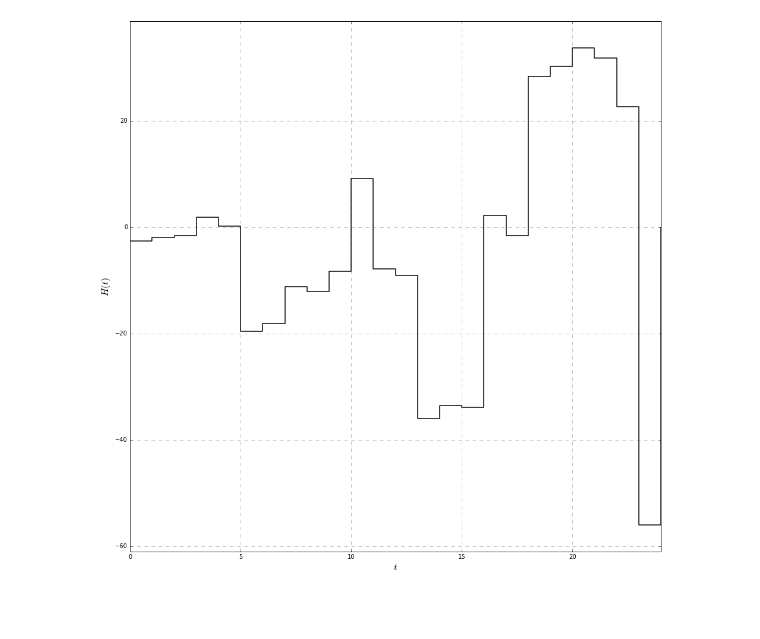
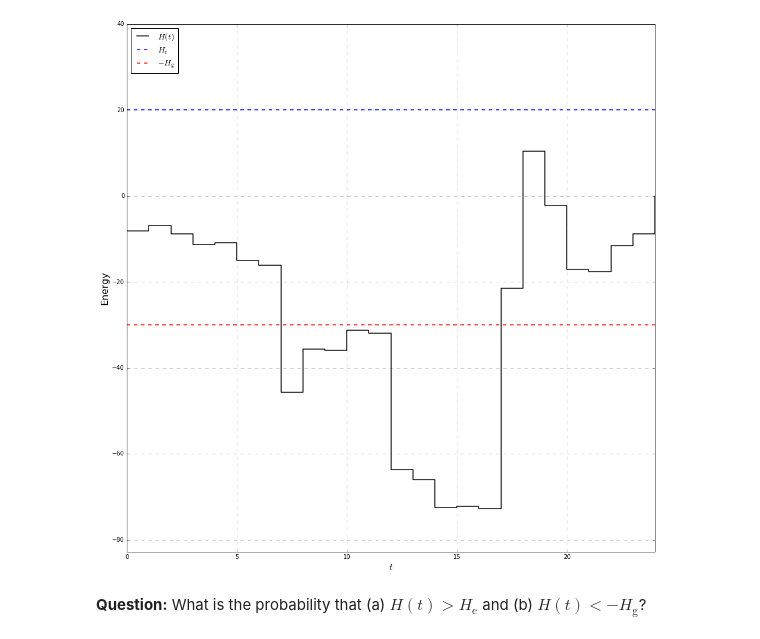
Before and after one commit to pedrohjn/simple-virtual-utility, a Jupyter notebook: Simple_Virtual_Utility.ipynb, the cells around one changed output. Cells and saved outputs as stored; diff of their text form; code cells hidden in the pictures; blank space fills up the shorter version.

```diff
--- a/Simple_Virtual_Utility.ipynb
+++ b/Simple_Virtual_Utility.ipynb
@@ -7,7 +7,7 @@ import numpy as np
 from matplotlib import pyplot as plt
 
 #Generation distribution
-N_gen = np.random.lognormal(2,1,26)
+N_gen = np.random.lognormal(1.5,1,26)
 
 #Consumption distribution
 N_cons = np.zeros(26)
@@ -15,9 +15,11 @@ mu = [1,1,1,1,1,1,1,1.5,1.5,1.5,1.25,1.25,1.25,1.25,1.25,1.25,1.75,2.25,2.25,1.7
 var = [1,1,1,1,1,1,1,1.25,1.25,1,1,1,1,1,1,1,1.5,1.5,1.5,1.5,1.5,1,1,1,1]
 for i in range(0, 25):
     N_cons[i] = np.random.lognormal(mu[i]*1.5,0.5*var[i])
+
+#Surplus and deficit
 S=N_cons - N_gen
 
-#Plot the difference: Consumption - Generation
+#Plot them all
 y = list(range(0, 26))
 plt.figure(figsize=(16,16), dpi=1200)
 plt.xlabel('$t$', fontsize=16)
@@ -29,5 +31,4 @@ plt.axis([0,24,-max(N_gen)-5,max(N_cons)+5])
 plt.grid(color='k', alpha=0.5, linestyle='dashed', linewidth=0.5)
 plt.legend( loc=1, fontsize=14)
 plt.show()
-#plt.savefig('example.pdf', bbox_inches='tight', pad_inches=0.1, dpi=300)
 # %% [output]
@@ -35,15 +36,22 @@ plt.show()
 # %%
+#Storage or generation
 H = np.zeros(26)
 for i in range(1, 25):
     H[i] = H[i-1] + S[i-1]
-
+H_c=20
+H_g=30
+#Plot incuding max and min
 plt.figure(figsize=(16,16), dpi=1200)
 plt.xlabel('$t$', fontsize=16)
-plt.ylabel('$H(t)$', fontsize=16)
-plt.step(y,H,'k', linewidth=1.5)
-plt.axis([0,24,min(H)-5,max(H)+5])
+plt.ylabel('Energy', fontsize=16)
+plt.step(y,H,'k', linewidth=1.5, label = "$H(t)$")
+plt.plot([0,25],[H_c,H_c],'b--', linewidth=1.5,label = "$H_\mathrm{c}$")
+plt.plot([0,25],[-H_g,-H_g],'r--', linewidth=1.5,label = "$- H_\mathrm{g}$")
+plt.axis([0,24,min(min(H)-10,-H_g-10),max(max(H)+10,H_g+10)])
 plt.grid(color='k', alpha=0.5, linestyle='dashed', linewidth=0.5)
-plt.legend( loc=1, fontsize=14)
+plt.legend( loc=2, fontsize=14)
 plt.show()
 # %% [output]
-[figure, old version]
+[figure, new version]
+# %% [markdown]
+**Question:** What is the probability that (a) $H(t) > H_\mathrm{c}$ and (b) $H(t) < - H_\mathrm{g}$?
```
Also changed, not shown: parts of 3 cells of this notebook.
